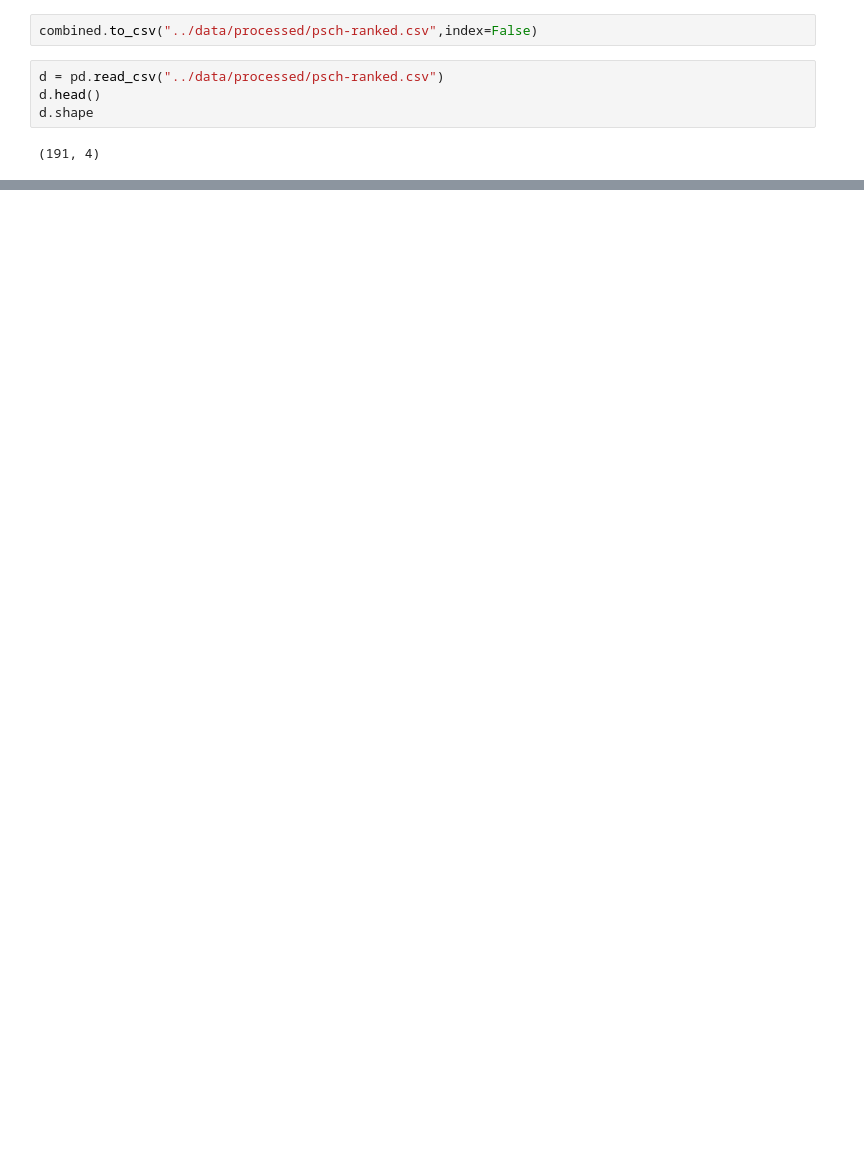
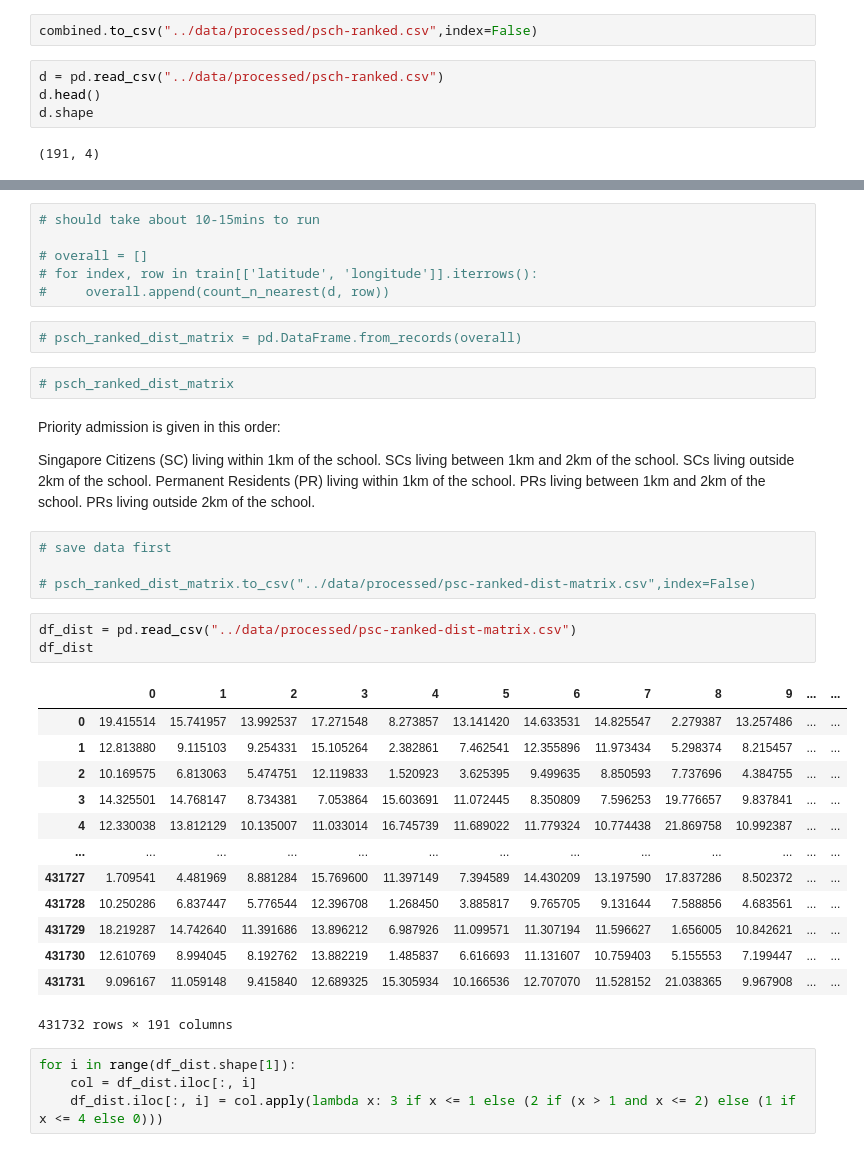
Before and after one commit to loojovi/hdb_resale_prediction, a Jupyter notebook: notebooks/stephen-feature-prisch.ipynb, the cells around one changed output, grey strips where cells are left out. Cells and saved outputs as stored; diff of their text form; blank space fills up the shorter version.

```diff
--- a/notebooks/stephen-feature-prisch.ipynb
+++ b/notebooks/stephen-feature-prisch.ipynb
@@ -149,0 +164,44 @@ d.sort_values("PlacestakenuptillPhase2B", ascending=False)
+# %%
+# should take about 10-15mins to run
+
+# overall = []
+# for index, row in train[['latitude', 'longitude']].iterrows():
+#     overall.append(count_n_nearest(d, row))
+# %%
+# psch_ranked_dist_matrix = pd.DataFrame.from_records(overall)
+# %%
+# psch_ranked_dist_matrix
+# %% [markdown]
+Priority admission is given in this order:
+
+Singapore Citizens (SC) living within 1km of the school.
+SCs living between 1km and 2km of the school.
+SCs living outside 2km of the school.
+Permanent Residents (PR) living within 1km of the school.
+PRs living between 1km and 2km of the school.
+PRs living outside 2km of the school.
+# %%
+# save data first
+
+# psch_ranked_dist_matrix.to_csv("../data/processed/psc-ranked-dist-matrix.csv",index=False)
+# %%
+df_dist = pd.read_csv("../data/processed/psc-ranked-dist-matrix.csv")
+df_dist
+# %% [output]
+|  | 0 | 1 | 2 | 3 | 4 | 5 | 6 | 7 | 8 | 9 | ... | ... |
+| 0 | 19.415514 | 15.741957 | 13.992537 | 17.271548 | 8.273857 | 13.141420 | 14.633531 | 14.825547 | 2.279387 | 13.257486 | ... | ... |
+| 1 | 12.813880 | 9.115103 | 9.254331 | 15.105264 | 2.382861 | 7.462541 | 12.355896 | 11.973434 | 5.298374 | 8.215457 | ... | ... |
+| 2 | 10.169575 | 6.813063 | 5.474751 | 12.119833 | 1.520923 | 3.625395 | 9.499635 | 8.850593 | 7.737696 | 4.384755 | ... | ... |
+| 3 | 14.325501 | 14.768147 | 8.734381 | 7.053864 | 15.603691 | 11.072445 | 8.350809 | 7.596253 | 19.776657 | 9.837841 | ... | ... |
+| 4 | 12.330038 | 13.812129 | 10.135007 | 11.033014 | 16.745739 | 11.689022 | 11.779324 | 10.774438 | 21.869758 | 10.992387 | ... | ... |
+| ... | ... | ... | ... | ... | ... | ... | ... | ... | ... | ... | ... | ... |
+| 431727 | 1.709541 | 4.481969 | 8.881284 | 15.769600 | 11.397149 | 7.394589 | 14.430209 | 13.197590 | 17.837286 | 8.502372 | ... | ... |
+| 431728 | 10.250286 | 6.837447 | 5.776544 | 12.396708 | 1.268450 | 3.885817 | 9.765705 | 9.131644 | 7.588856 | 4.683561 | ... | ... |
+| 431729 | 18.219287 | 14.742640 | 11.391686 | 13.896212 | 6.987926 | 11.099571 | 11.307194 | 11.596627 | 1.656005 | 10.842621 | ... | ... |
+| 431730 | 12.610769 | 8.994045 | 8.192762 | 13.882219 | 1.485837 | 6.616693 | 11.131607 | 10.759403 | 5.155553 | 7.199447 | ... | ... |
+| 431731 | 9.096167 | 11.059148 | 9.415840 | 12.689325 | 15.305934 | 10.166536 | 12.707070 | 11.528152 | 21.038365 | 9.967908 | ... | ... |
+431732 rows × 191 columns
+# %%
+for i in range(df_dist.shape[1]):
+    col = df_dist.iloc[:, i]
+    df_dist.iloc[:, i] = col.apply(lambda x: 3 if x <= 1 else (2 if (x > 1 and x <= 2) else (1 if x <= 4 else 0)))
```
Also changed, not shown: parts of 11 cells of this notebook.
